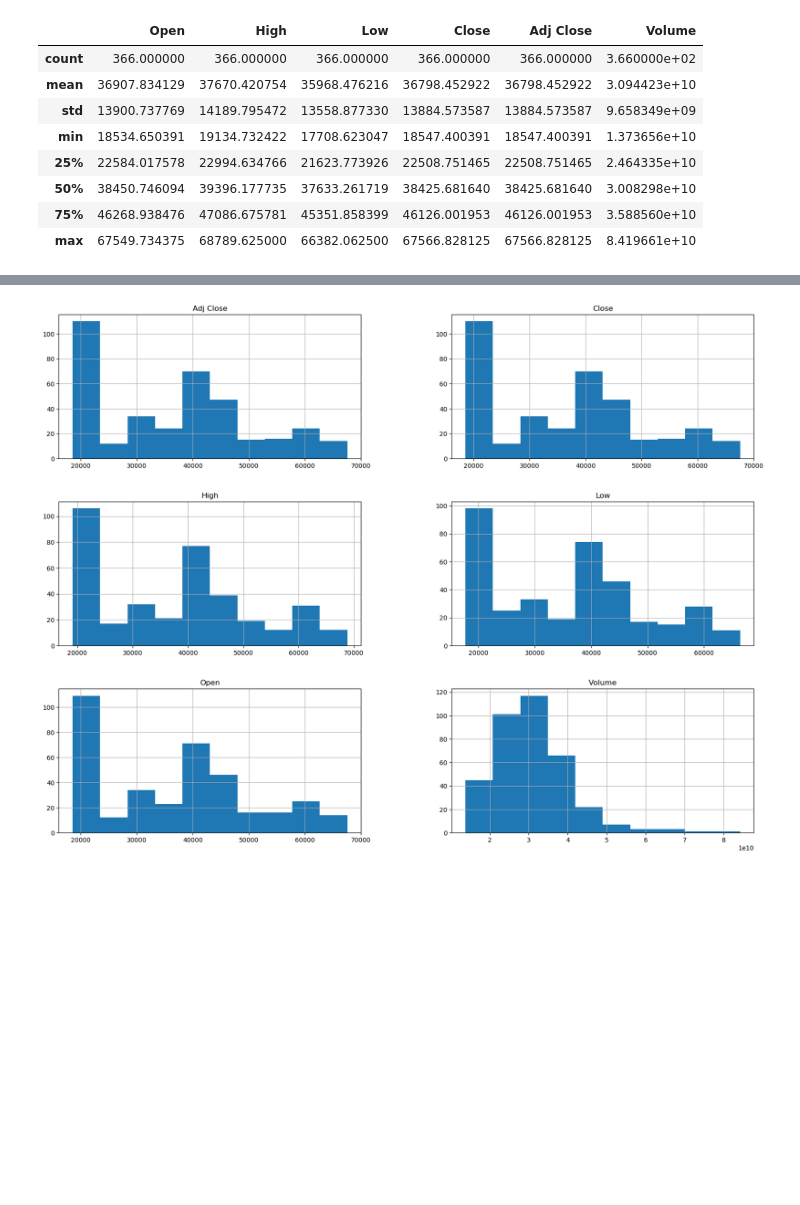
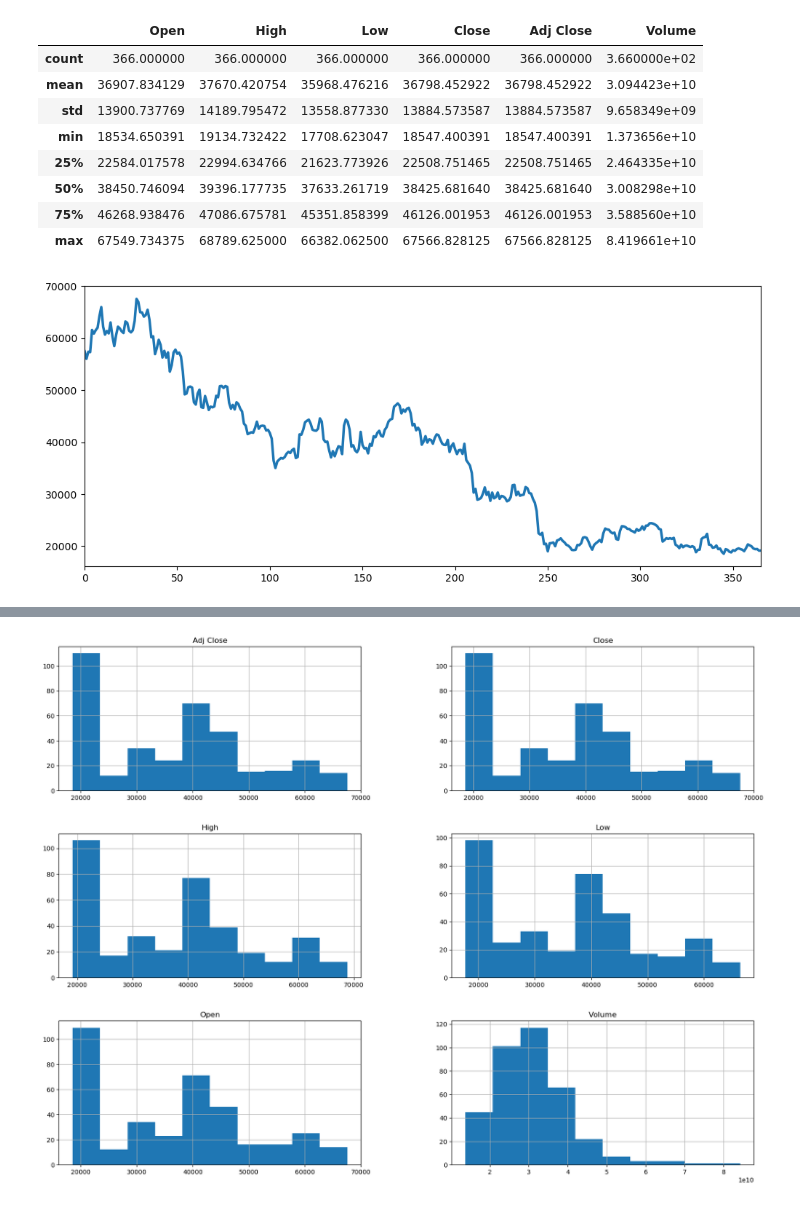
Before and after one commit to g3-reiten/scalable-backtesting-pipeline, a Jupyter notebook: notebooks/EDA_BTC-USD.ipynb, the cells around one changed output, grey strips where cells are left out. Drawn from its saved outputs; the diff is of its cells as text; code cells hidden in the pictures; blank space fills up the shorter version.

```diff
--- a/notebooks/EDA_BTC-USD.ipynb
+++ b/notebooks/EDA_BTC-USD.ipynb
@@ -61,3 +63,9 @@ data.describe()
 | 50% | 38450.746094 | 39396.177735 | 37633.261719 | 38425.681640 | 38425.681640 | 3.008298e+10 |
 | 75% | 46268.938476 | 47086.675781 | 45351.858399 | 46126.001953 | 46126.001953 | 3.588560e+10 |
 | max | 67549.734375 | 68789.625000 | 66382.062500 | 67566.828125 | 67566.828125 | 8.419661e+10 |
+# %%
+data_adj = data['Adj Close']
+data_adj.plot(lw=2.5, figsize=(12, 5))
+plt.show()
+# %% [output]
+[figure, added]
```
Also changed, not shown: parts of 4 cells of this notebook.
